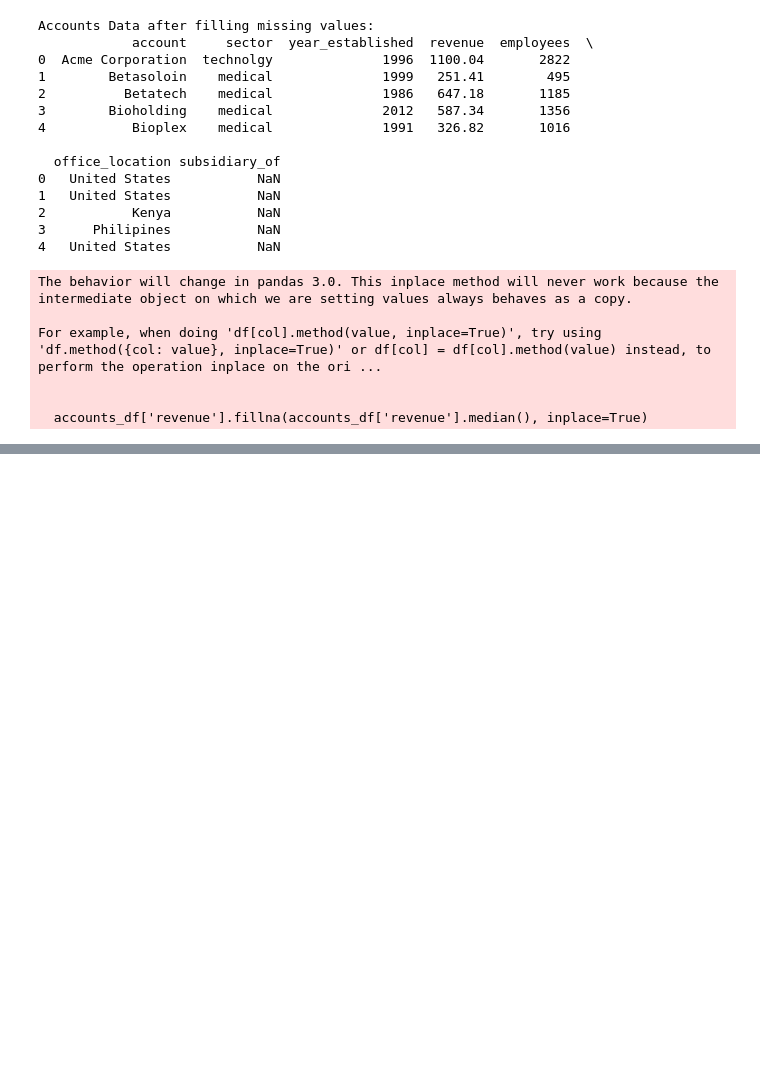
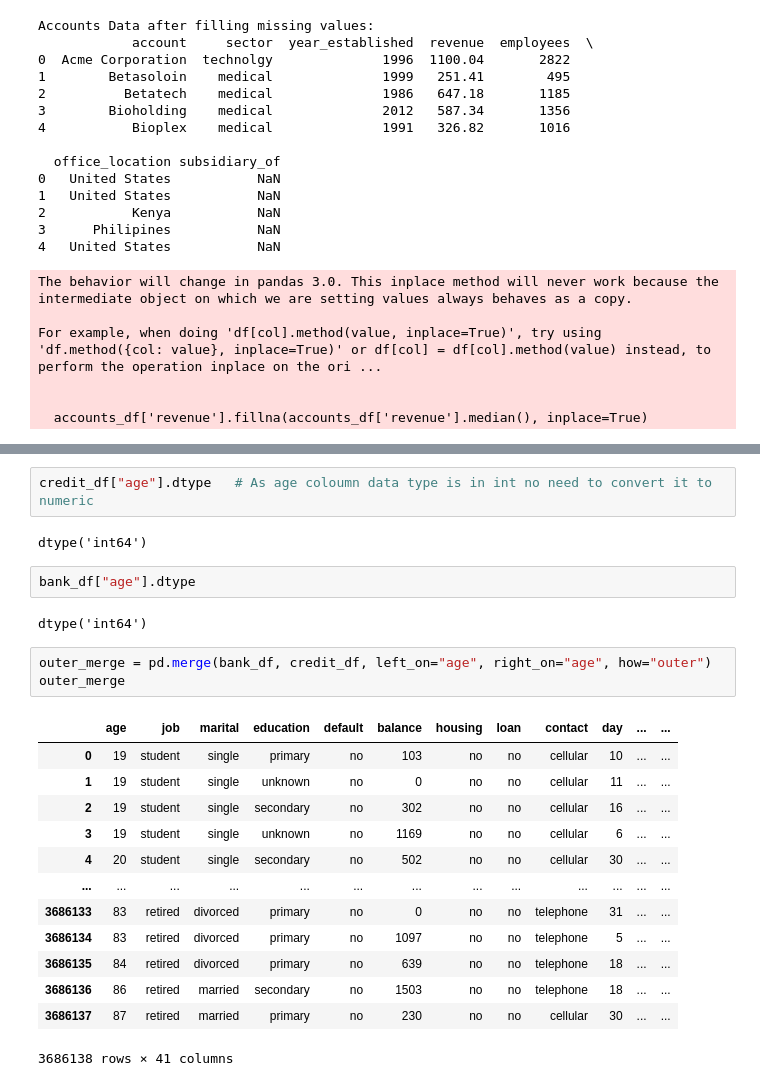
Before and after one commit to sadiq937/CrazyRobo_DM, a Jupyter notebook: ps1.ipynb, the cells around one changed output, grey strips where cells are left out. Cells and saved outputs as stored; diff of their text form; blank space fills up the shorter version.

```diff
--- a/ps1.ipynb
+++ b/ps1.ipynb
@@ -495,0 +562,25 @@ For example, when doing 'df[col].method(value, inplace=True)', try using 'df.met
+# %%
+credit_df["age"].dtype   # As age coloumn data type is in int no need to convert it to numeric
+# %% [output]
+dtype('int64')
+# %%
+bank_df["age"].dtype
+# %% [output]
+dtype('int64')
+# %%
+outer_merge = pd.merge(bank_df, credit_df, left_on="age", right_on="age", how="outer")
+outer_merge
+# %% [output]
+|  | age | job | marital | education | default | balance | housing | loan | contact | day | ... | ... |
+| 0 | 19 | student | single | primary | no | 103 | no | no | cellular | 10 | ... | ... |
+| 1 | 19 | student | single | unknown | no | 0 | no | no | cellular | 11 | ... | ... |
+| 2 | 19 | student | single | secondary | no | 302 | no | no | cellular | 16 | ... | ... |
+| 3 | 19 | student | single | unknown | no | 1169 | no | no | cellular | 6 | ... | ... |
+| 4 | 20 | student | single | secondary | no | 502 | no | no | cellular | 30 | ... | ... |
+| ... | ... | ... | ... | ... | ... | ... | ... | ... | ... | ... | ... | ... |
+| 3686133 | 83 | retired | divorced | primary | no | 0 | no | no | telephone | 31 | ... | ... |
+| 3686134 | 83 | retired | divorced | primary | no | 1097 | no | no | telephone | 5 | ... | ... |
+| 3686135 | 84 | retired | divorced | primary | no | 639 | no | no | telephone | 18 | ... | ... |
+| 3686136 | 86 | retired | married | secondary | no | 1503 | no | no | telephone | 18 | ... | ... |
+| 3686137 | 87 | retired | married | primary | no | 230 | no | no | cellular | 30 | ... | ... |
+3686138 rows × 41 columns
```
Also changed, not shown: parts of 13 cells of this notebook.
